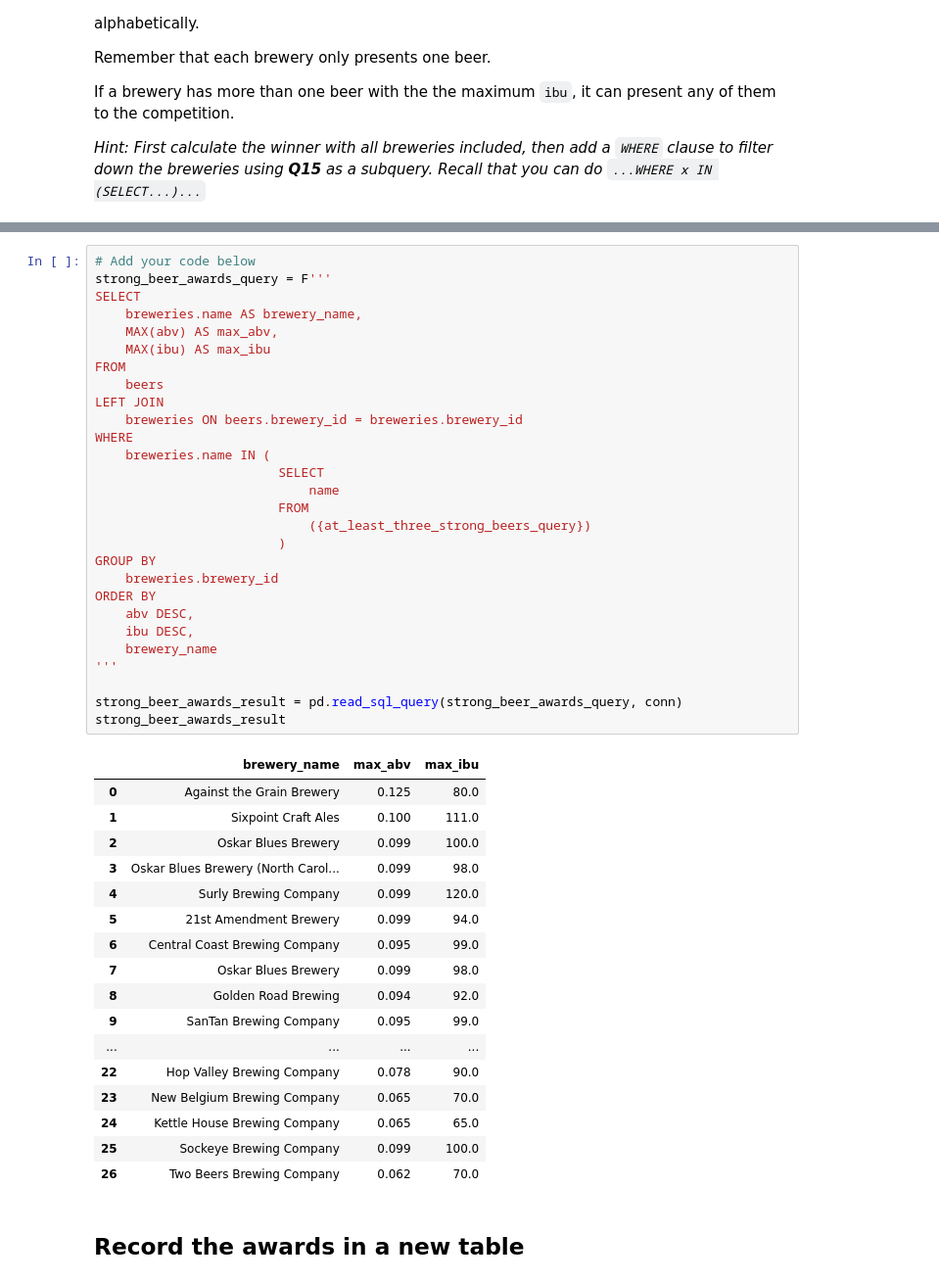
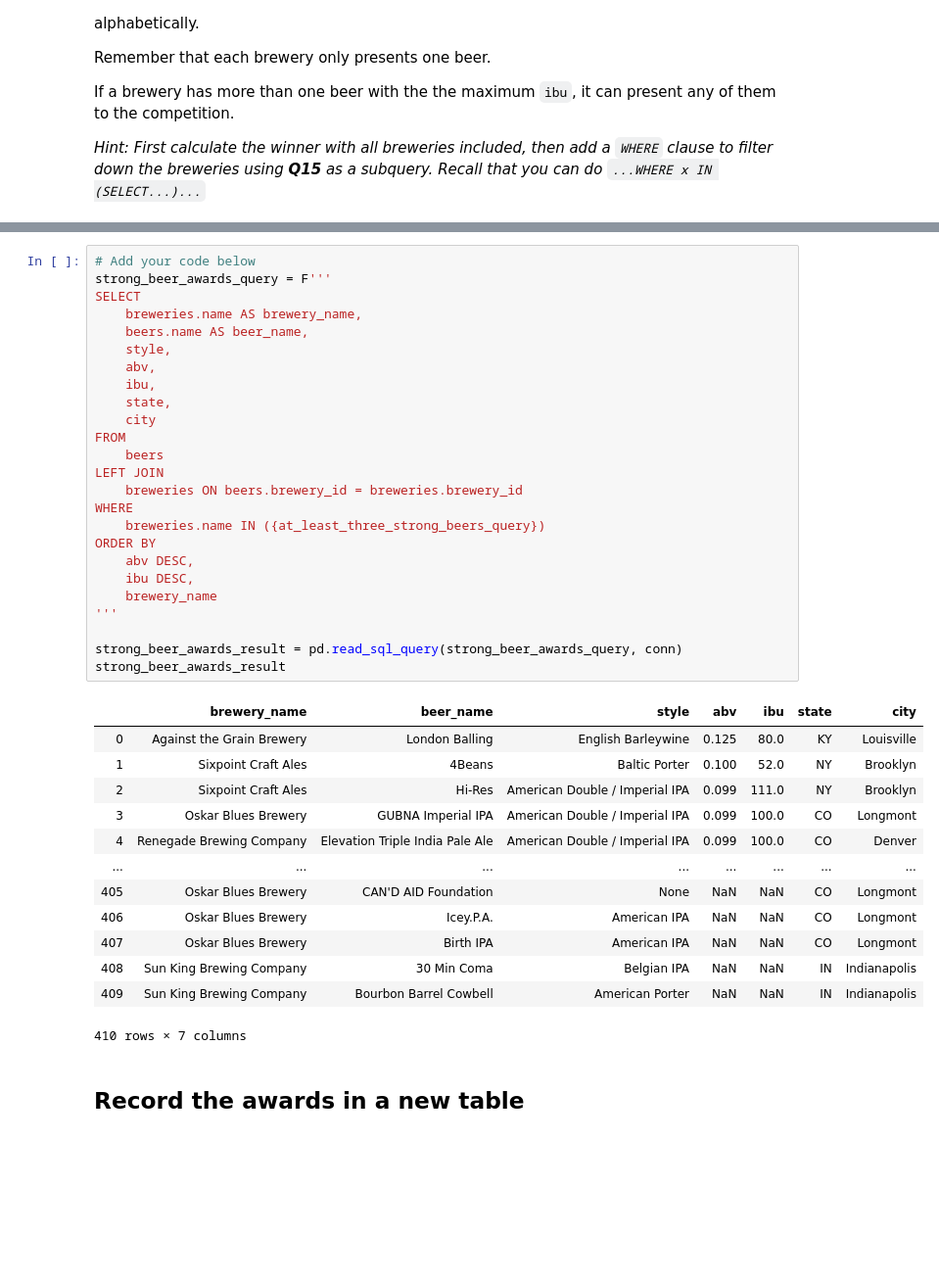
Before and after one commit to Louis-Bad/KATE_module-6, a Jupyter notebook: craft_beer_analysis/craft_beer_analysis.ipynb, the cells around one changed output, grey strips where cells are left out. Shown at 98% size. Drawn from its saved outputs; the diff is of its cells as text; blank space fills up the shorter version.

```diff
--- a/craft_beer_analysis/craft_beer_analysis.ipynb
+++ b/craft_beer_analysis/craft_beer_analysis.ipynb
@@ -548,49 +615,42 @@ _Hint: First calculate the winner with all breweries included, then add a `WHERE
 # %%
 # Add your code below
 strong_beer_awards_query = F'''
 SELECT
     breweries.name AS brewery_name,
-    MAX(abv) AS max_abv,
-    MAX(ibu) AS max_ibu
+    beers.name AS beer_name,
+    style,
+    abv,
+    ibu,
+    state,
+    city
 FROM
     beers
 LEFT JOIN
     breweries ON beers.brewery_id = breweries.brewery_id
 WHERE
-    breweries.name IN (
-                        SELECT
-                            name
-                        FROM
-                            ({at_least_three_strong_beers_query})
-                        )
-GROUP BY
-    breweries.brewery_id
+    breweries.name IN ({at_least_three_strong_beers_query})
 ORDER BY
     abv DESC,
     ibu DESC,
     brewery_name
 '''
 
 strong_beer_awards_result = pd.read_sql_query(strong_beer_awards_query, conn)
 strong_beer_awards_result
 # %% [output]
-|  | brewery_name | max_abv | max_ibu |
-| 0 | Against the Grain Brewery | 0.125 | 80.0 |
-| 1 | Sixpoint Craft Ales | 0.100 | 111.0 |
-| 2 | Oskar Blues Brewery | 0.099 | 100.0 |
-| 3 | Oskar Blues Brewery (North Carol... | 0.099 | 98.0 |
-| 4 | Surly Brewing Company | 0.099 | 120.0 |
-| 5 | 21st Amendment Brewery | 0.099 | 94.0 |
-| 6 | Central Coast Brewing Company | 0.095 | 99.0 |
-| 7 | Oskar Blues Brewery | 0.099 | 98.0 |
-| 8 | Golden Road Brewing | 0.094 | 92.0 |
-| 9 | SanTan Brewing Company | 0.095 | 99.0 |
-| ... | ... | ... | ... |
-| 22 | Hop Valley Brewing Company | 0.078 | 90.0 |
-| 23 | New Belgium Brewing Company | 0.065 | 70.0 |
-| 24 | Kettle House Brewing Company | 0.065 | 65.0 |
-| 25 | Sockeye Brewing Company | 0.099 | 100.0 |
-| 26 | Two Beers Brewing Company | 0.062 | 70.0 |
+|  | brewery_name | beer_name | style | abv | ibu | state | city |
+| 0 | Against the Grain Brewery | London Balling | English Barleywine | 0.125 | 80.0 | KY | Louisville |
+| 1 | Sixpoint Craft Ales | 4Beans | Baltic Porter | 0.100 | 52.0 | NY | Brooklyn |
+| 2 | Sixpoint Craft Ales | Hi-Res | American Double / Imperial IPA | 0.099 | 111.0 | NY | Brooklyn |
+| 3 | Oskar Blues Brewery | GUBNA Imperial IPA | American Double / Imperial IPA | 0.099 | 100.0 | CO | Longmont |
+| 4 | Renegade Brewing Company | Elevation Triple India Pale Ale | American Double / Imperial IPA | 0.099 | 100.0 | CO | Denver |
+| ... | ... | ... | ... | ... | ... | ... | ... |
+| 405 | Oskar Blues Brewery | CAN'D AID Foundation | None | NaN | NaN | CO | Longmont |
+| 406 | Oskar Blues Brewery | Icey.P.A. | American IPA | NaN | NaN | CO | Longmont |
+| 407 | Oskar Blues Brewery | Birth IPA | American IPA | NaN | NaN | CO | Longmont |
+| 408 | Sun King Brewing Company | 30 Min Coma | Belgian IPA | NaN | NaN | IN | Indianapolis |
+| 409 | Sun King Brewing Company | Bourbon Barrel Cowbell | American Porter | NaN | NaN | IN | Indianapolis |
+410 rows × 7 columns
 # %% [markdown]
 ## Record the awards in a new table
 # %% [markdown]
```
Also changed, not shown: parts of 4 cells of this notebook.
